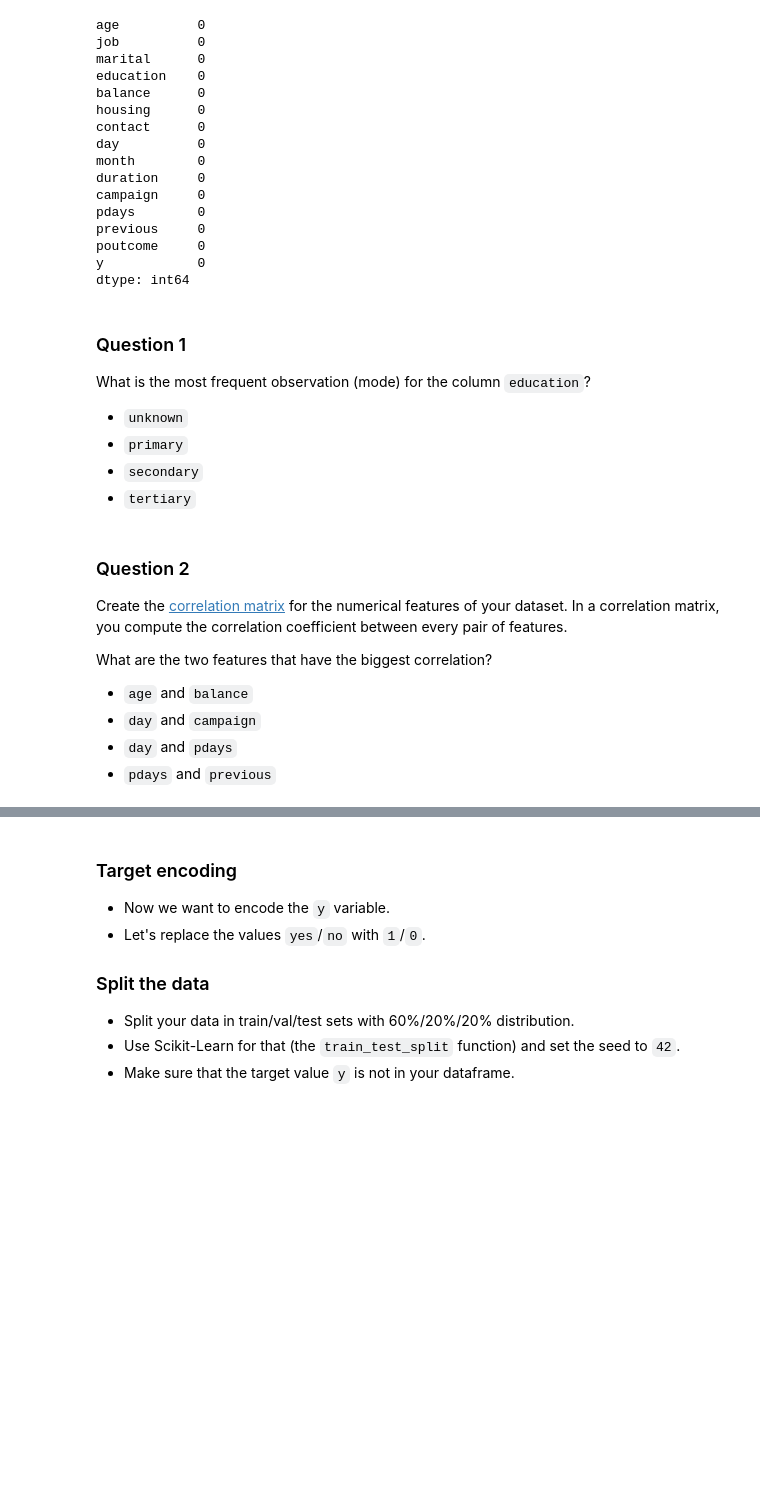
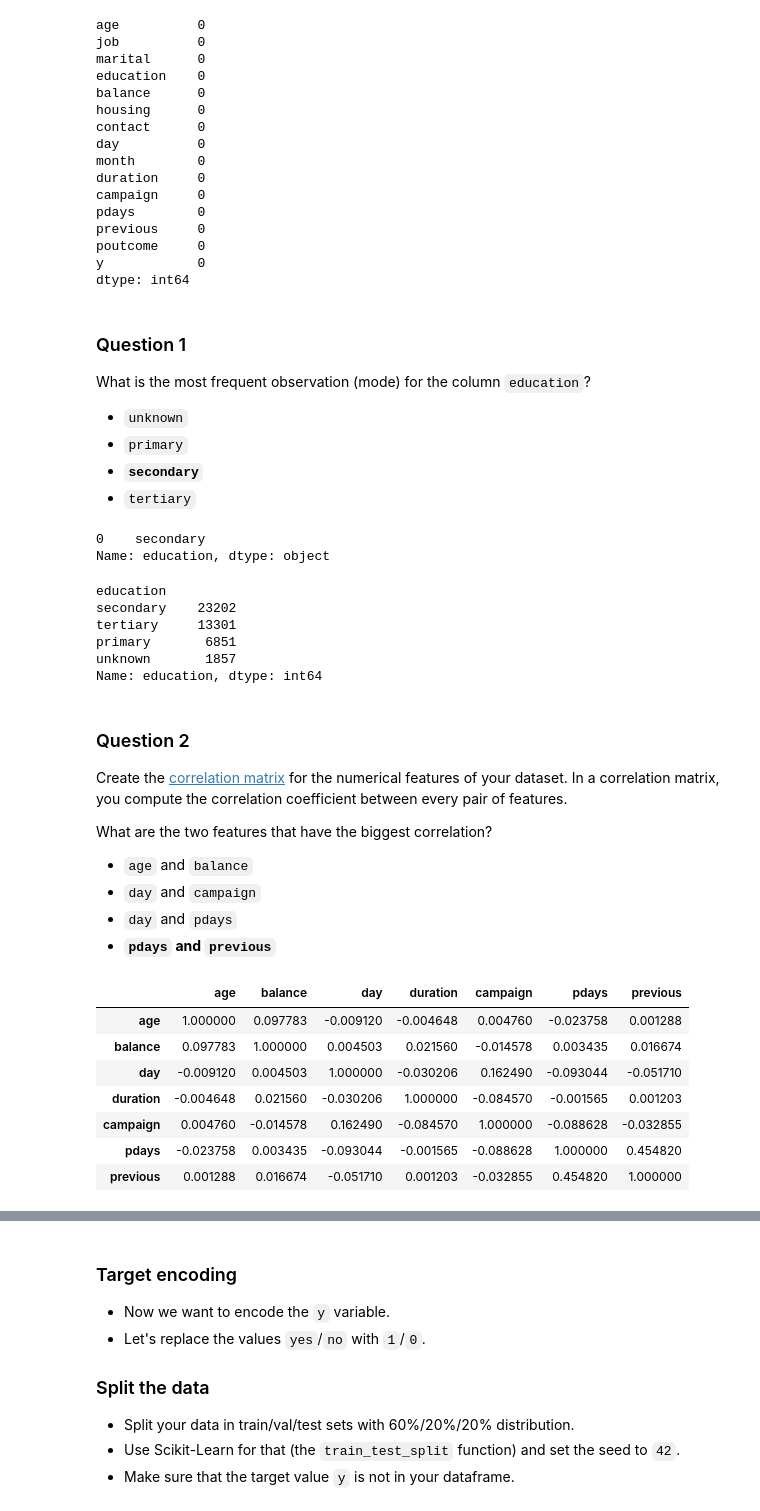
Before and after one commit to DRPproton/ml-zoomcamp_2024, a Jupyter notebook: week-3/homework3.ipynb, the cells around one changed output, grey strips where cells are left out. Cells and saved outputs as stored; diff of their text form; code cells hidden in the pictures; blank space fills up the shorter version.

```diff
--- a/week-3/homework3.ipynb
+++ b/week-3/homework3.ipynb
@@ -115,8 +115,22 @@ What is the most frequent observation (mode) for the column `education`?
 
 - `unknown`
 - `primary`
-- `secondary`
+- **`secondary`**
 - `tertiary`
+# %%
+df.education.mode()
+# %% [output]
+0    secondary
+Name: education, dtype: object
+# %%
+df.groupby(by='education')['education'].count().sort_values(ascending=False)
+# %% [output]
+education
+secondary    23202
+tertiary     13301
+primary       6851
+unknown       1857
+Name: education, dtype: int64
 # %% [markdown]
 ### Question 2
 
@@ -128,4 +142,4 @@ What are the two features that have the biggest correlation?
 - `age` and `balance`
 - `day` and `campaign`
 - `day` and `pdays`
-- `pdays` and `previous`
+- **`pdays` and `previous`**
@@ -131,0 +148,11 @@ What are the two features that have the biggest correlation?
+# %%
+corr
+# %% [output]
+|  | age | balance | day | duration | campaign | pdays | previous |
+| age | 1.000000 | 0.097783 | -0.009120 | -0.004648 | 0.004760 | -0.023758 | 0.001288 |
+| balance | 0.097783 | 1.000000 | 0.004503 | 0.021560 | -0.014578 | 0.003435 | 0.016674 |
+| day | -0.009120 | 0.004503 | 1.000000 | -0.030206 | 0.162490 | -0.093044 | -0.051710 |
+| duration | -0.004648 | 0.021560 | -0.030206 | 1.000000 | -0.084570 | -0.001565 | 0.001203 |
+| campaign | 0.004760 | -0.014578 | 0.162490 | -0.084570 | 1.000000 | -0.088628 | -0.032855 |
+| pdays | -0.023758 | 0.003435 | -0.093044 | -0.001565 | -0.088628 | 1.000000 | 0.454820 |
+| previous | 0.001288 | 0.016674 | -0.051710 | 0.001203 | -0.032855 | 0.454820 | 1.000000 |
```
Also changed, not shown: parts of 15 cells of this notebook.
